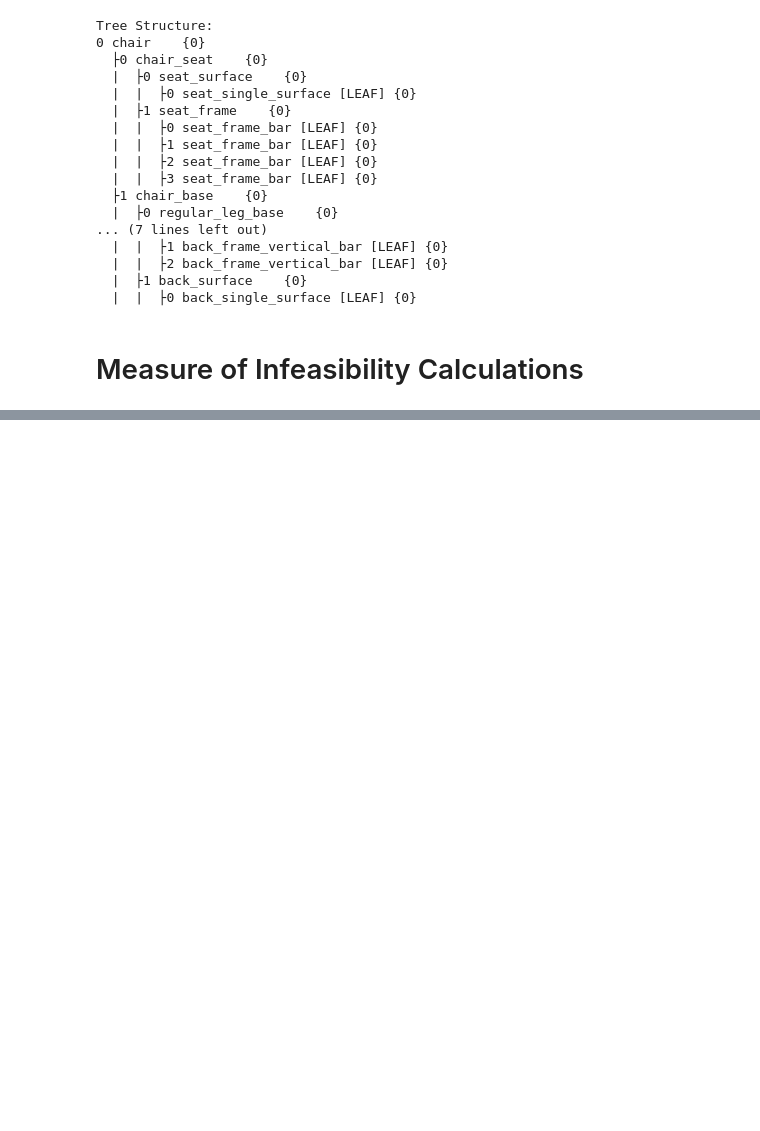
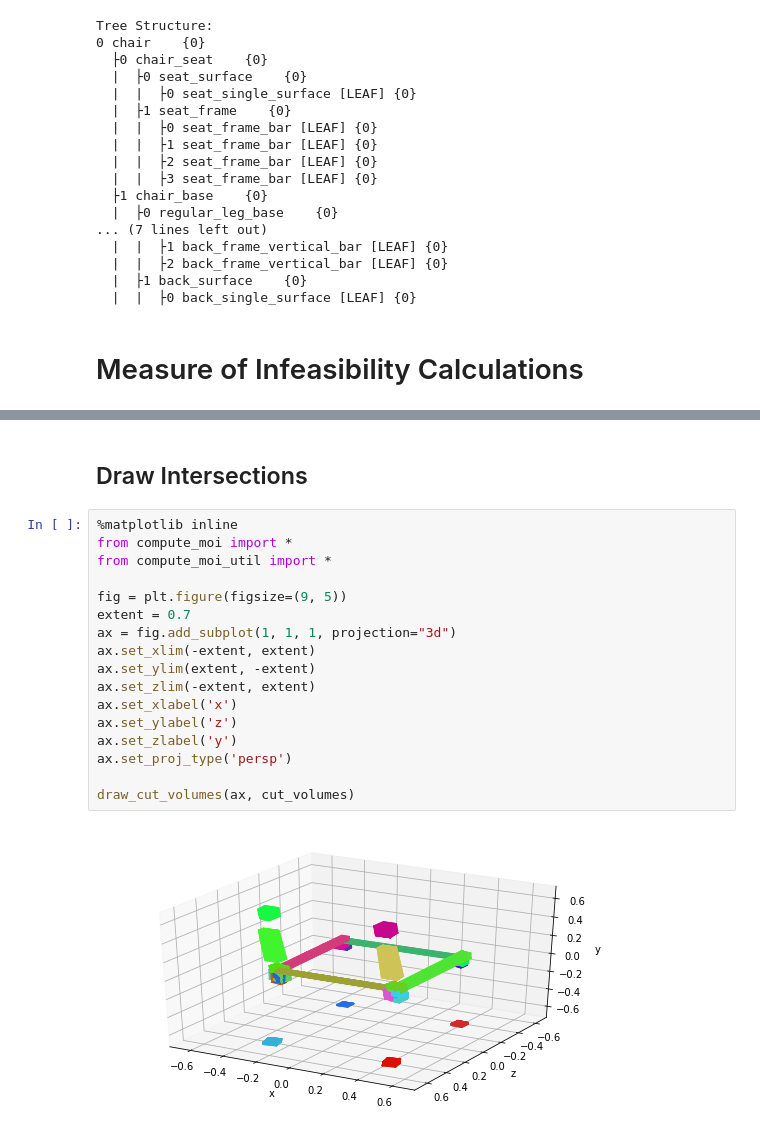
Before and after one commit to Novare/structurenet_physf, a Jupyter notebook: code/vis_pc.ipynb, the cells around one changed output, grey strips where cells are left out. Drawn from its saved outputs; the diff is of its cells as text; blank space fills up the shorter version.

```diff
--- a/code/vis_pc.ipynb
+++ b/code/vis_pc.ipynb
@@ -190,0 +177,21 @@ Measure of Infeasibility: 0.0
+# %% [markdown]
+## Draw Intersections
+# %%
+%matplotlib inline
+from compute_moi import *
+from compute_moi_util import *
+
+fig = plt.figure(figsize=(9, 5))
+extent = 0.7
+ax = fig.add_subplot(1, 1, 1, projection="3d")
+ax.set_xlim(-extent, extent)
+ax.set_ylim(extent, -extent)
+ax.set_zlim(-extent, extent)
+ax.set_xlabel('x')
+ax.set_ylabel('z')
+ax.set_zlabel('y')
+ax.set_proj_type('persp')
+
+draw_cut_volumes(ax, cut_volumes)
+# %% [output]
+[figure, added]
```
Also changed, not shown: parts of 10 cells of this notebook, 2 other files.
